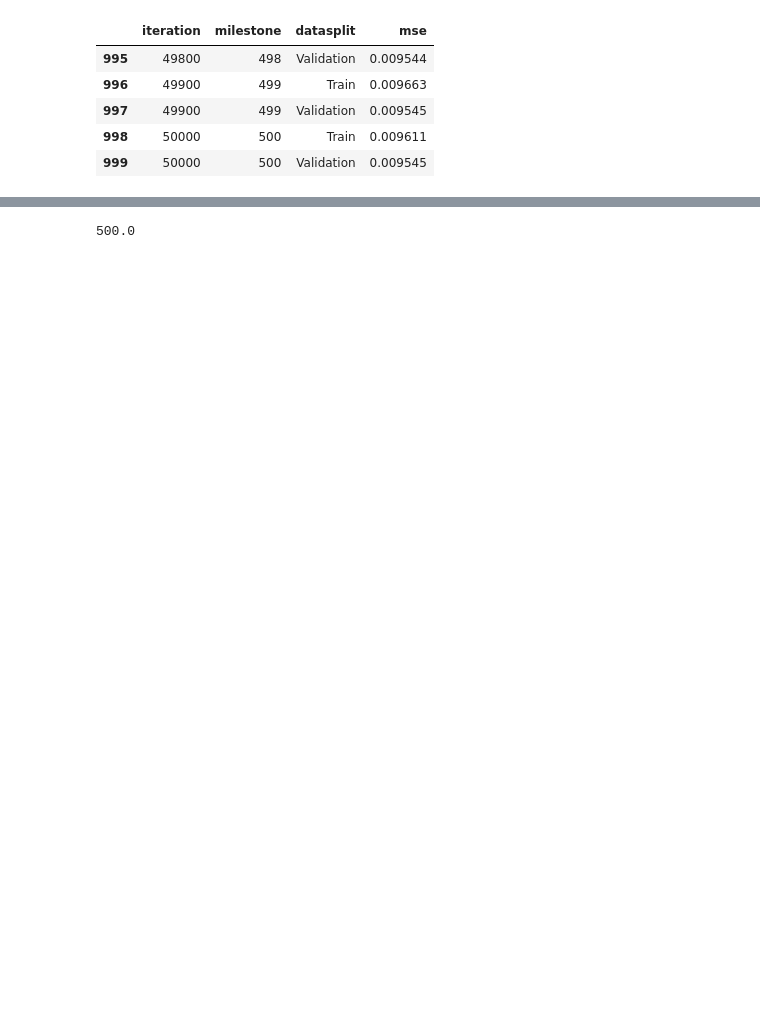
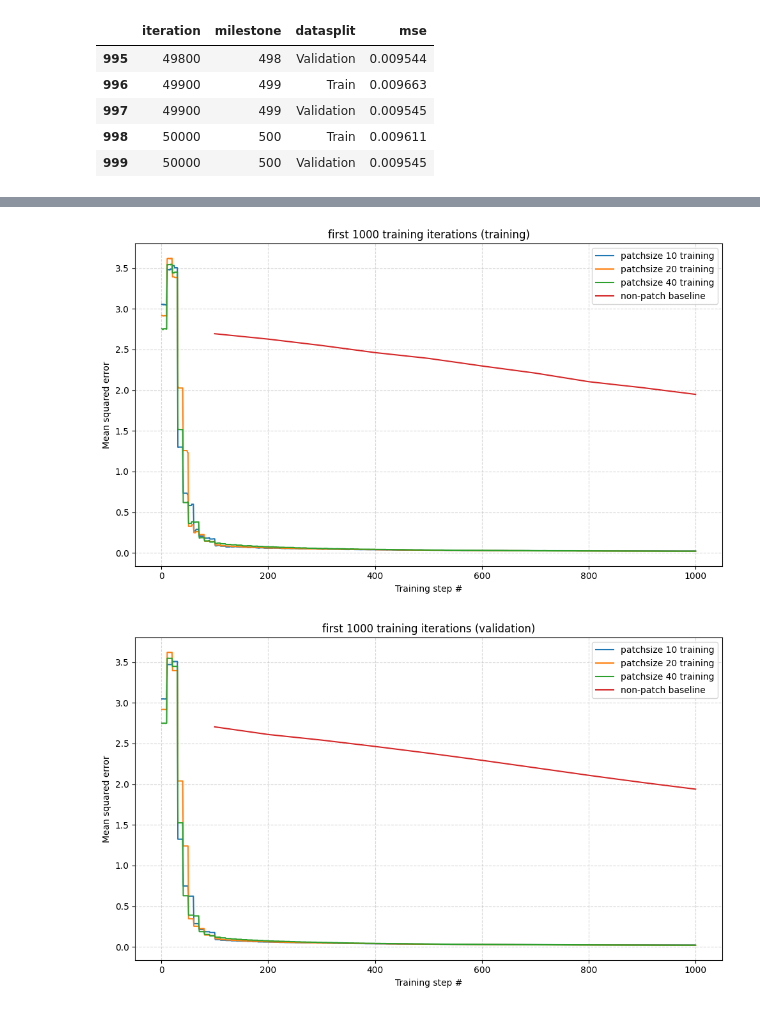
Before and after one commit to mochibytes/reasoning-decomposition, a Jupyter notebook: data_analysis.ipynb, the cells around one changed output, grey strips where cells are left out. Saved outputs shown, nothing was run; the diff lists cells and outputs as text; code cells hidden in the pictures; blank space fills up the shorter version.

```diff
--- a/data_analysis.ipynb
+++ b/data_analysis.ipynb
@@ -108,3 +113,9 @@ plot_datasplit_mse(last10k, all_df_labels, 'last 10k iterations')
 # %%
+first1k_ps10 = pd.read_csv('results/first_1000_steps_investigations_baseline_patch-size-10.csv')
+first1k_ps20 = pd.read_csv('results/first_1000_steps_investigations_baseline_patch-size-20.csv')
+first1k_ps40 = pd.read_csv('results/first_1000_steps_investigations_baseline_patch-size-40.csv')
+
+plot_datasplit_mse([first1k_ps10, first1k_ps20, first1k_ps40, baseline[baseline['iteration'] <= 1000]], ['patchsize 10 training', 'patchsize 20 training', 'patchsize 40 training', 'non-patch baseline'], 'first 1000 training iterations')
 # %% [output]
-500.0
+[figure, added]
+[figure, added]
```
Also changed, not shown: parts of 5 cells of this notebook, 24 other files.
